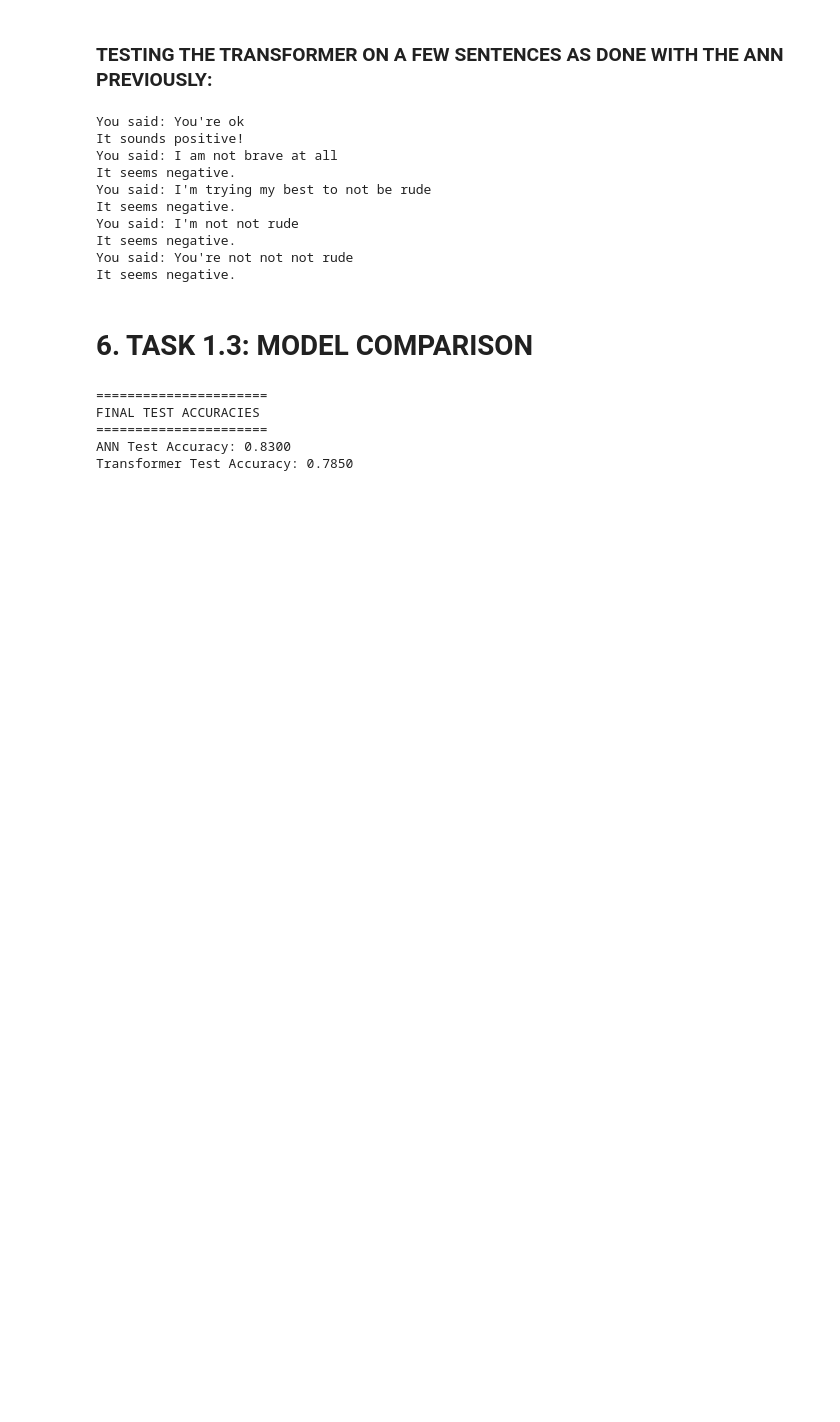
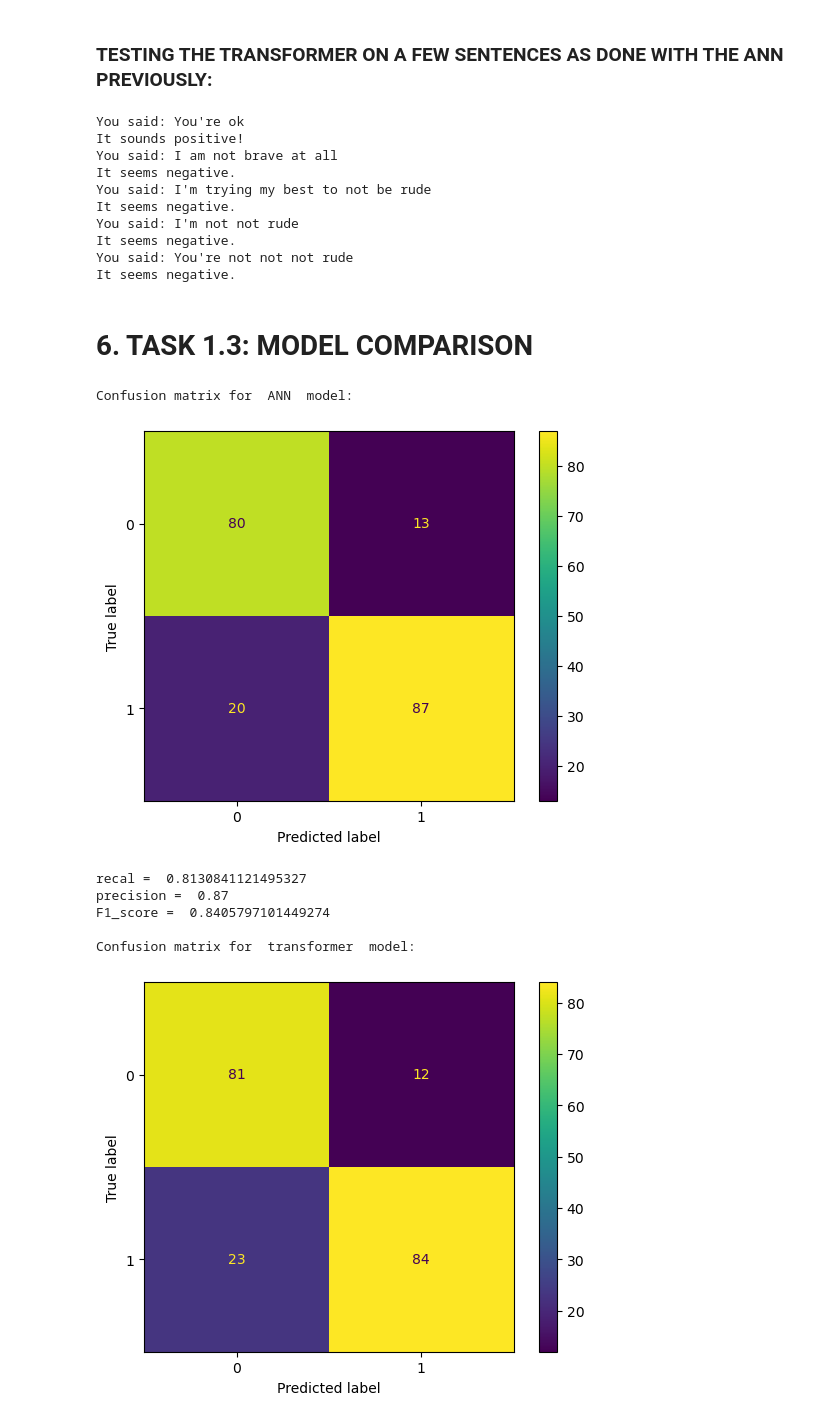
Before and after one commit to williamporomaa/D7047E_exercise_group_5, a Jupyter notebook: Lab1/lab1_ANN_n_Transformers.ipynb, the cells around one changed output. Drawn from its saved outputs; the diff is of its cells as text; code cells hidden in the pictures; blank space fills up the shorter version.

Commit message:
Added function for generating confusion matrix, recal, precision and f1 score

```diff
--- a/Lab1/lab1_ANN_n_Transformers.ipynb
+++ b/Lab1/lab1_ANN_n_Transformers.ipynb
@@ -708,6 +709,7 @@ It seems negative.
 # %% [markdown]
 # 6. TASK 1.3: MODEL COMPARISON
 # %%
+from sklearn.metrics import confusion_matrix, ConfusionMatrixDisplay
 def evaluate_model(model, X_data, y_data):
     """
     Evaluates the ANN model on a dataset represented by X_data (NumPy array)
@@ -719,37 +721,73 @@ def evaluate_model(model, X_data, y_data):
         outputs = model(X_torch)
     preds = (outputs.numpy() > 0.5).astype(int)
     accuracy = accuracy_score(y_data, preds)
+
+    confusion_matrix_and_values(y_data, preds, "ANN")
     return accuracy
 
 def evaluate_model_transformer(model, data_loader):
     """
     Evaluates the Transformer model using a DataLoader.
     Returns accuracy on that dataset.
     """
     model.eval()
     all_preds, all_labels = [], []
     with torch.no_grad():
         for texts, labels in data_loader:
             outputs = model(texts)
             preds = (outputs.numpy() > 0.5).astype(int).flatten()
             all_preds.extend(preds)
             all_labels.extend(labels.numpy().flatten())
+    confusion_matrix_and_values(all_labels, all_preds, "transformer")
     return accuracy_score(all_labels, all_preds)
+
+def confusion_matrix_and_values(labels, predictions, modelname):
+    print("Confusion matrix for ", modelname, " model:")
+    T_N = 0
+    T_P = 0
+    F_N = 0
+    F_P = 0
+    i = 0
+    for label in labels:
+        if(label-predictions[i] == 0):
+            if(label+predictions[i] > 0):
+                T_P += 1
+            else:
+                T_N += 1
+        elif(label-predictions[i] == -1):
+            F_P += 1
+        else:
+            F_N += 1
+        i += 1
+    cm = confusion_matrix(labels, predictions)
+    disp = ConfusionMatrixDisplay(confusion_matrix=cm)
+    disp.plot()
+    plt.show()
+
+    precision = T_P/(T_P+F_P)
+    recal = T_P/(T_P+F_N)
+    print("recal = ", recal)
+    print("precision = ", precision)
+    print("F1_score = ", 2*precision*recal/(precision+recal), "\n")
 
 # ANN test accuracy
 ann_test_accuracy = evaluate_model(model_ann, X_test, y_test)
 
 # Transformer test accuracy
 transformer_test_accuracy = evaluate_model_transformer(model_transformer, test_loader)
 
 print("\n======================")
 print("FINAL TEST ACCURACIES")
 print("======================")
 print(f"ANN Test Accuracy: {ann_test_accuracy:.4f}")
 print(f"Transformer Test Accuracy: {transformer_test_accuracy:.4f}")
+print("======================")
 # %% [output]
-======================
-FINAL TEST ACCURACIES
-======================
-ANN Test Accuracy: 0.8300
-Transformer Test Accuracy: 0.7850
+Confusion matrix for  ANN  model:
+[figure, added]
+recal =  0.8130841121495327
+precision =  0.87
+F1_score =  0.8405797101449274
+
+Confusion matrix for  transformer  model:
+[figure, added]
```
Also changed, not shown: parts of 3 cells of this notebook.
